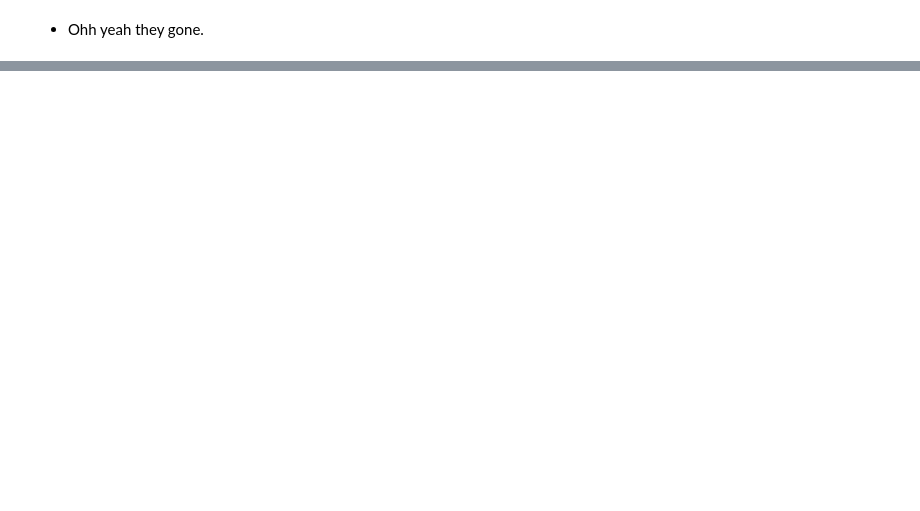
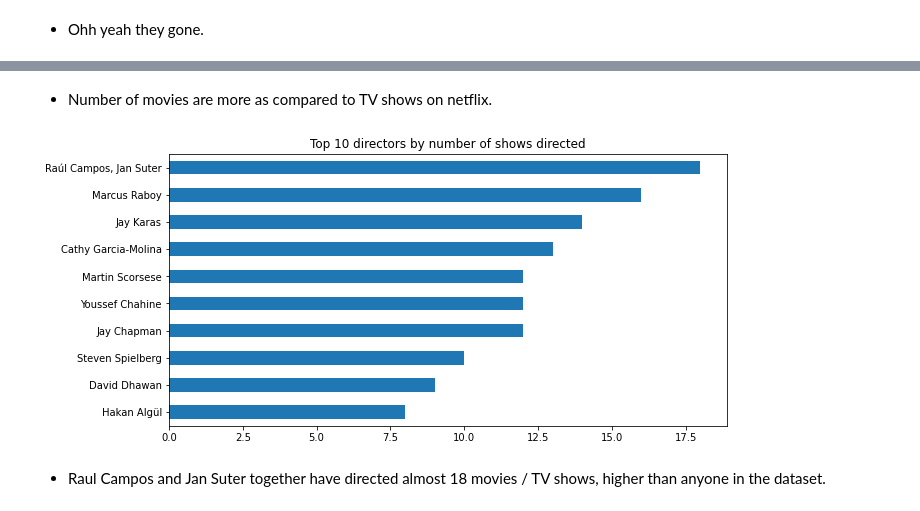
Before and after one commit to Akshay069/Netflix-Movies-And-TV-shows-Clustering, a Jupyter notebook: Copy_of_NETFLIX_MOVIES_AND_TV_SHOWS_CLUSTERING.ipynb, the cells around one changed output, grey strips where cells are left out. Drawn from its saved outputs; the diff is of its cells as text; code cells hidden in the pictures; blank space fills up the shorter version.

```diff
--- a/Copy_of_NETFLIX_MOVIES_AND_TV_SHOWS_CLUSTERING.ipynb
+++ b/Copy_of_NETFLIX_MOVIES_AND_TV_SHOWS_CLUSTERING.ipynb
@@ -307,0 +390,12 @@ plt.show()
+# %% [markdown]
+* Number of movies are more as compared to TV shows on netflix.
+# %%
+# Top 10 directors in the dataset
+plt.figure(figsize=(10,5))
+Netflix_df[~(Netflix_df['director']=='Not Known')].director.value_counts().nlargest(10).sort_values(ascending= True).plot(kind='barh')
+plt.title('Top 10 directors by number of shows directed')
+plt.show()
+# %% [output]
+[figure, added]
+# %% [markdown]
+* Raul Campos and Jan Suter together have directed almost 18 movies / TV shows, higher than anyone in the dataset.
```
Also changed, not shown: parts of 48 cells of this notebook.
